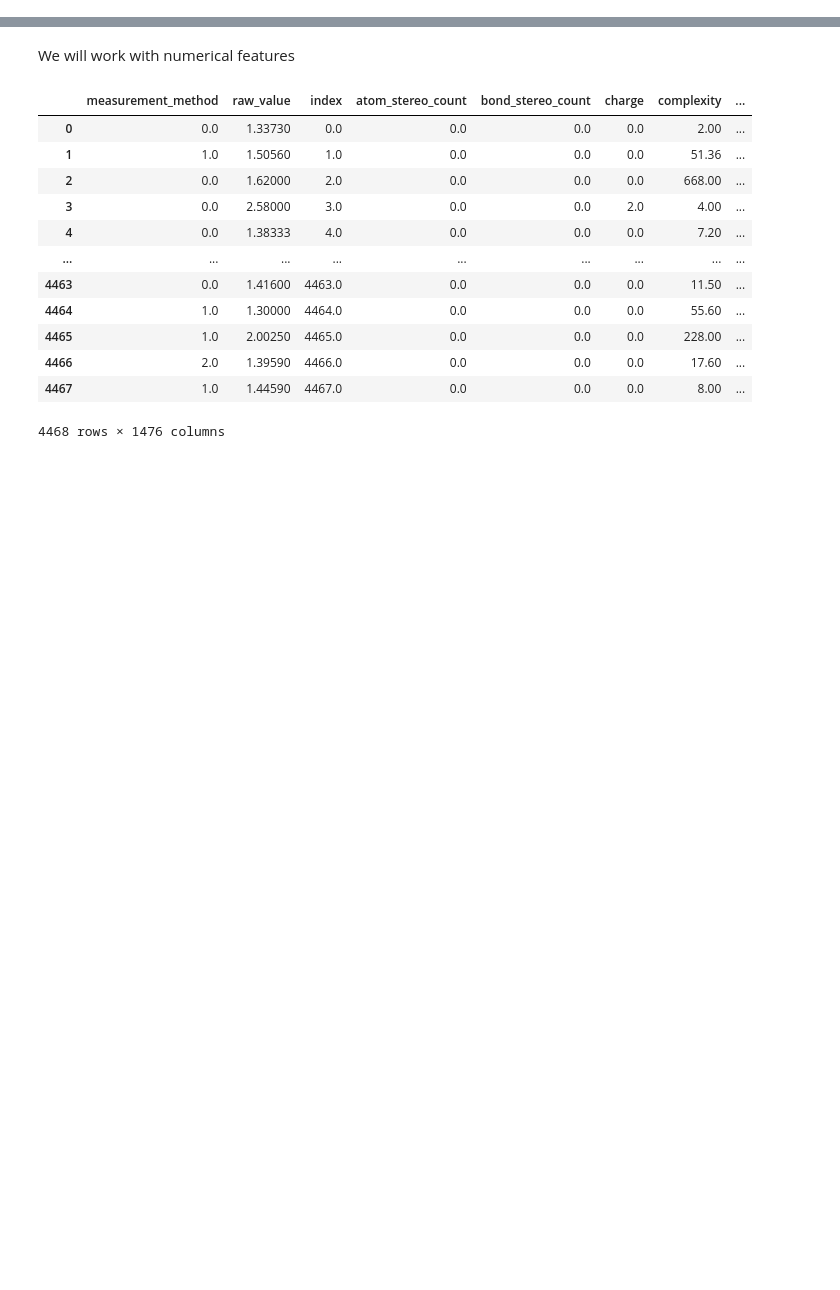
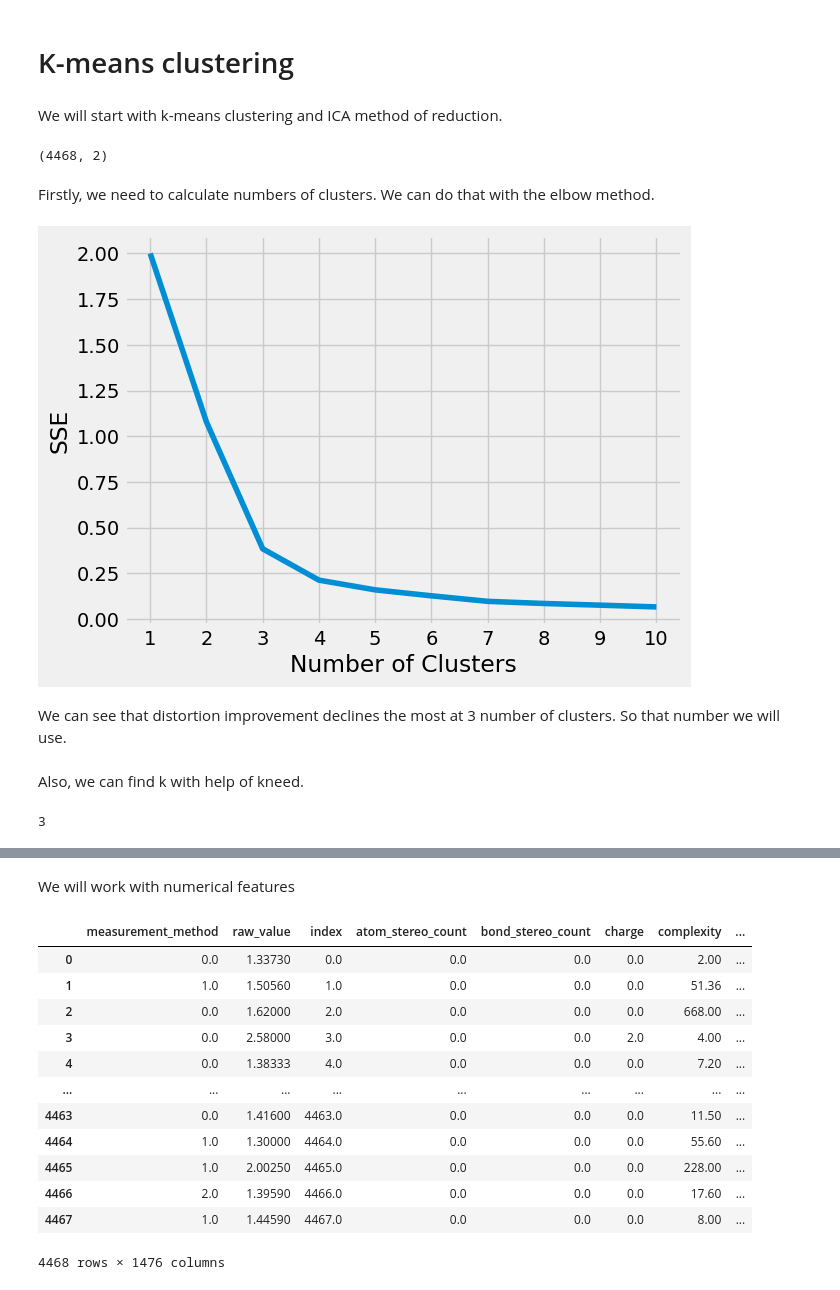
Before and after one commit to wwapper/ML_course, a Jupyter notebook: HW3.ipynb, the cells around one changed output, grey strips where cells are left out. Saved outputs shown, nothing was run; the diff lists cells and outputs as text; code cells hidden in the pictures; blank space fills up the shorter version.

```diff
--- a/HW3.ipynb
+++ b/HW3.ipynb
@@ -7,2 +18,43 @@ import seaborn as sns
+# %%
+df = pd.read_csv('df_after_data_processing.csv')
+df.drop('raw_value', axis=1, inplace=True)
+# %% [markdown]
+# K-means clustering
+# %% [markdown]
+We will start with k-means clustering and ICA method of reduction.
+# %%
+num = df.select_dtypes(include='number').columns
+MMscaler = MinMaxScaler() #normalization
+X = MMscaler.fit_transform(df[num])
+ICA = FastICA(n_components=2, random_state=0)
+X = ICA.fit_transform(X)
+X.shape
+# %% [output]
+(4468, 2)
+# %% [markdown]
+Firstly, we need to calculate numbers of clusters. We can do that with the elbow method.
+# %%
+sse = []
+for k in range(1, 11):
+    kmeans = KMeans(n_clusters=k, random_state=0)
+    kmeans.fit(X)
+    sse.append(kmeans.inertia_)
+plt.style.use("fivethirtyeight")
+plt.plot(range(1, 11), sse)
+plt.xticks(range(1, 11))
+plt.xlabel("Number of Clusters")
+plt.ylabel("SSE")
+plt.show()
+# %% [output]
+[figure, added]
+# %% [markdown]
+We can see that distortion improvement declines the most at 3 number of clusters. So that number we will use.
 # %%
 df = pd.read_csv('df_after_data_processing.csv')
+# %% [markdown]
+Also, we can find k with help of kneed.
+# %%
+kl = KneeLocator(range(1, 11), sse, curve="convex", direction="decreasing")
+kl.elbow
+# %% [output]
+3
```
Also changed, not shown: parts of 33 cells of this notebook.
